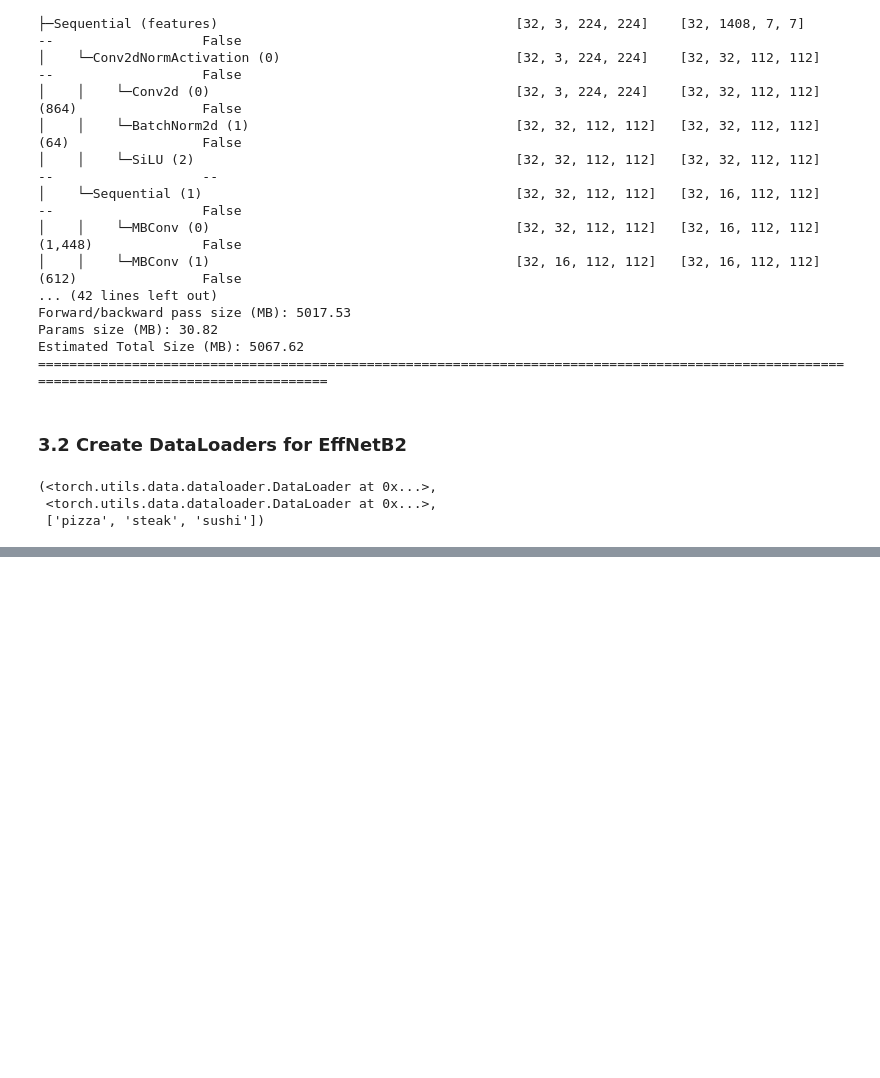
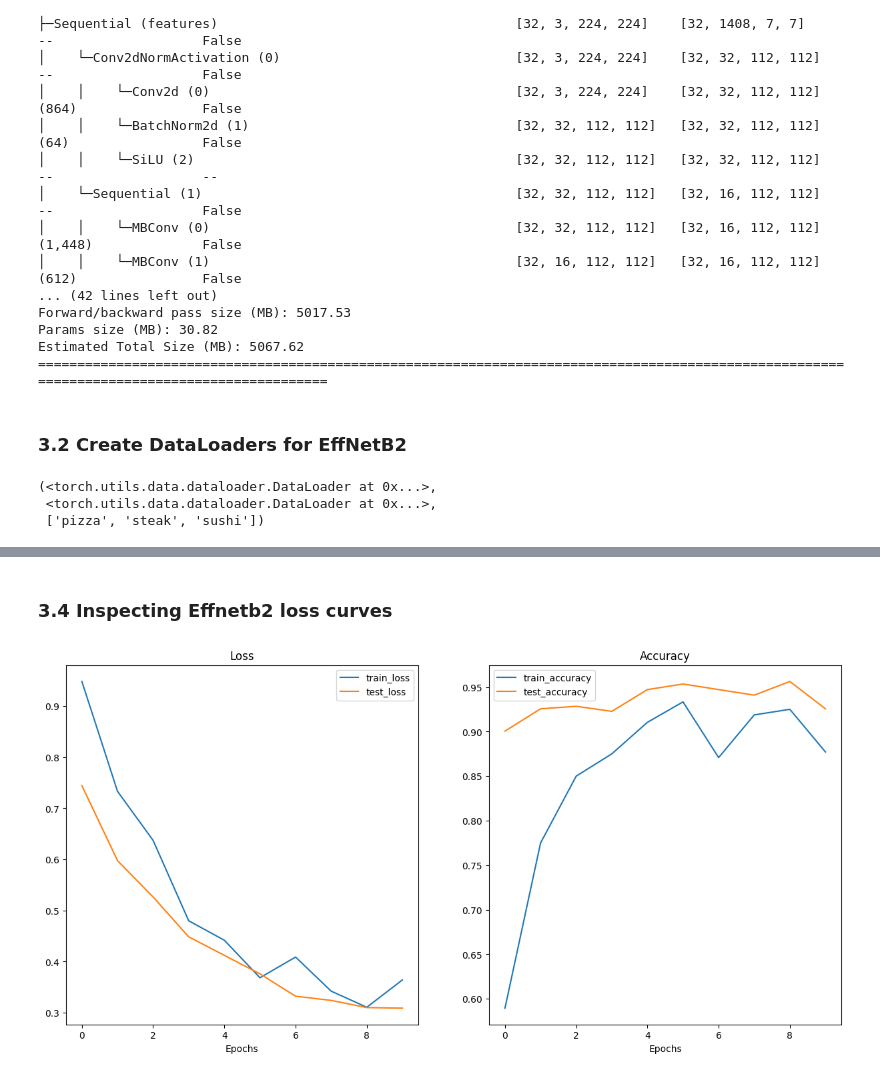
Before and after one commit to yacin-hamdi/deep_learning, a Jupyter notebook: pytorch/09_pytorch_model_deployment.ipynb, the cells around one changed output, grey strips where cells are left out. Drawn from its saved outputs; the diff is of its cells as text; code cells hidden in the pictures; blank space fills up the shorter version.

Commit message:
pytorch train effnetb2 feature extractor model

```diff
--- a/pytorch/09_pytorch_model_deployment.ipynb
+++ b/pytorch/09_pytorch_model_deployment.ipynb
@@ -125,12 +125,12 @@ Estimated Total Size (MB): 5067.62
 # %% [markdown]
 ### 3.2 Create DataLoaders for EffNetB2
 # %%
-train_dataloader, test_dataloader, class_names = data_setup.create_dataloaders(train_dir=train_dir,
+train_dataloader_effnetb2, test_dataloader_effnetb2, class_names = data_setup.create_dataloaders(train_dir=train_dir,
                                                                                test_dir=test_dir,
                                                                                transform=effnetb2_transforms,
                                                                                batch_size=32)
 
-train_dataloader, test_dataloader, class_names
+train_dataloader_effnetb2, test_dataloader_effnetb2, class_names
 # %% [output]
 (<torch.utils.data.dataloader.DataLoader at 0x...>,
  <torch.utils.data.dataloader.DataLoader at 0x...>,
@@ -137,0 +140,13 @@ train_dataloader, test_dataloader, class_names
+# %%
+loss_fn = nn.CrossEntropyLoss()
+optimizer = torch.optim.Adam(effnetb2.parameters(),
+                             lr=0.001)
+
+epochs = 10
+effnetb2_results = engine.train(model=effnetb2,
+                                train_dataloader=train_dataloader_effnetb2,
+                                test_dataloader=test_dataloader_effnetb2,
+                                optimizer=optimizer,
+                                loss_fn=loss_fn,
+                                epochs=epochs,
+                                device=device)
@@ -137,0 +164,6 @@ train_dataloader, test_dataloader, class_names
+# %% [markdown]
+### 3.4 Inspecting Effnetb2 loss curves
+# %%
+plot_loss_curves(effnetb2_results)
+# %% [output]
+[figure, added]
```
Also changed, not shown: parts of 2 cells of this notebook.
